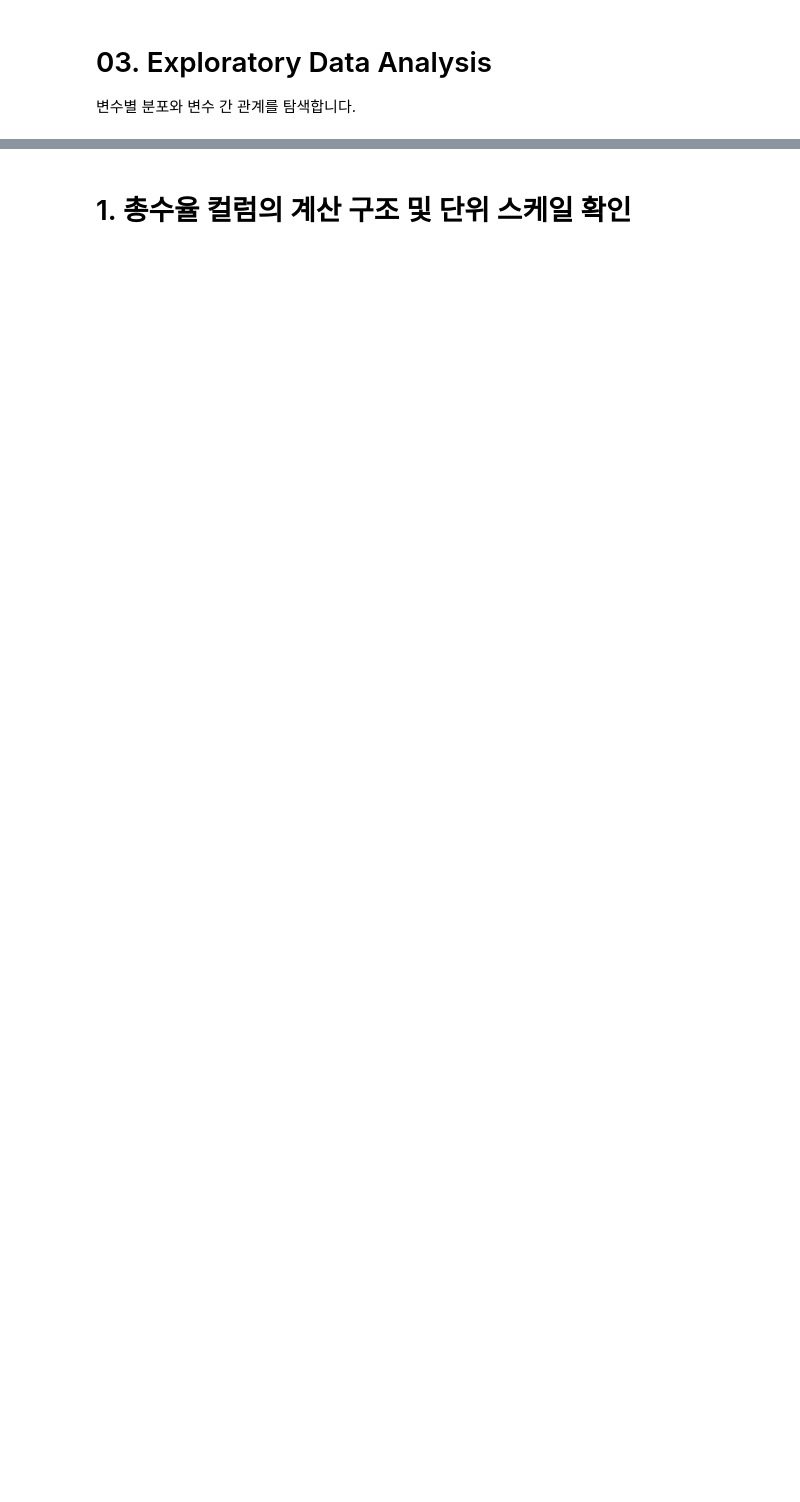
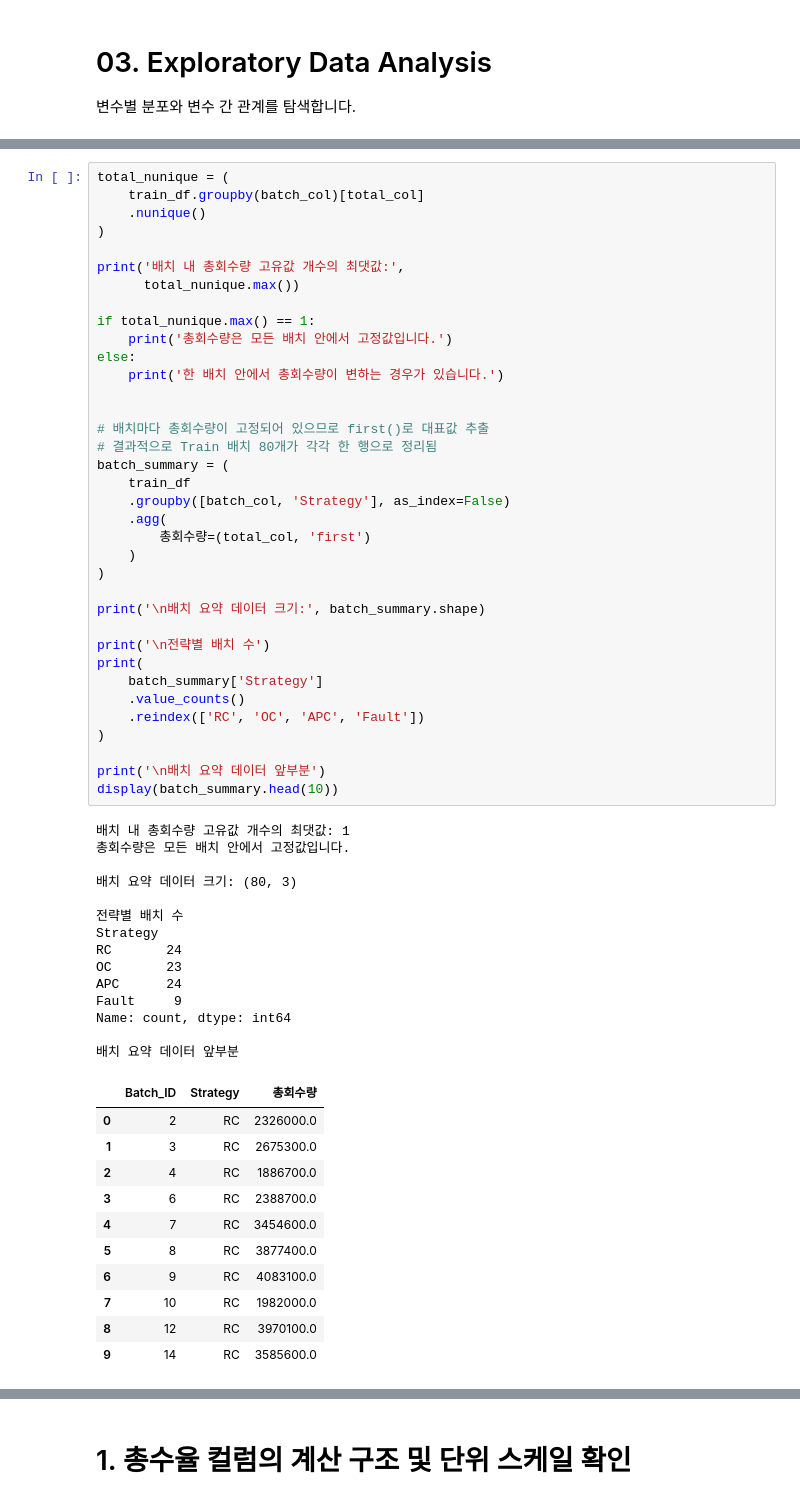
Before and after one commit to ehdgur0204-cpu/penicillin-process-analysis, a Jupyter notebook: notebooks/03_eda.ipynb, the cells around one changed output, grey strips where cells are left out. Saved outputs shown, nothing was run; the diff lists cells and outputs as text; blank space fills up the shorter version.

```diff
--- a/notebooks/03_eda.ipynb
+++ b/notebooks/03_eda.ipynb
@@ -92,0 +145,62 @@ Name: Time (h), dtype: float64
+# %%
+total_nunique = (
+    train_df.groupby(batch_col)[total_col]
+    .nunique()
+)
+
+print('배치 내 총회수량 고유값 개수의 최댓값:',
+      total_nunique.max())
+
+if total_nunique.max() == 1:
+    print('총회수량은 모든 배치 안에서 고정값입니다.')
+else:
+    print('한 배치 안에서 총회수량이 변하는 경우가 있습니다.')
+
+
+# 배치마다 총회수량이 고정되어 있으므로 first()로 대표값 추출
+# 결과적으로 Train 배치 80개가 각각 한 행으로 정리됨
+batch_summary = (
+    train_df
+    .groupby([batch_col, 'Strategy'], as_index=False)
+    .agg(
+        총회수량=(total_col, 'first')
+    )
+)
+
+print('\n배치 요약 데이터 크기:', batch_summary.shape)
+
+print('\n전략별 배치 수')
+print(
+    batch_summary['Strategy']
+    .value_counts()
+    .reindex(['RC', 'OC', 'APC', 'Fault'])
+)
+
+print('\n배치 요약 데이터 앞부분')
+display(batch_summary.head(10))
+# %% [output]
+배치 내 총회수량 고유값 개수의 최댓값: 1
+총회수량은 모든 배치 안에서 고정값입니다.
+
+배치 요약 데이터 크기: (80, 3)
+
+전략별 배치 수
+Strategy
+RC       24
+OC       23
+APC      24
+Fault     9
+Name: count, dtype: int64
+
+배치 요약 데이터 앞부분
+|  | Batch_ID | Strategy | 총회수량 |
+| 0 | 2 | RC | 2326000.0 |
+| 1 | 3 | RC | 2675300.0 |
+| 2 | 4 | RC | 1886700.0 |
+| 3 | 6 | RC | 2388700.0 |
+| 4 | 7 | RC | 3454600.0 |
+| 5 | 8 | RC | 3877400.0 |
+| 6 | 9 | RC | 4083100.0 |
+| 7 | 10 | RC | 1982000.0 |
+| 8 | 12 | RC | 3970100.0 |
+| 9 | 14 | RC | 3585600.0 |
```
Also changed, not shown: parts of 27 cells of this notebook, 1 other file.
